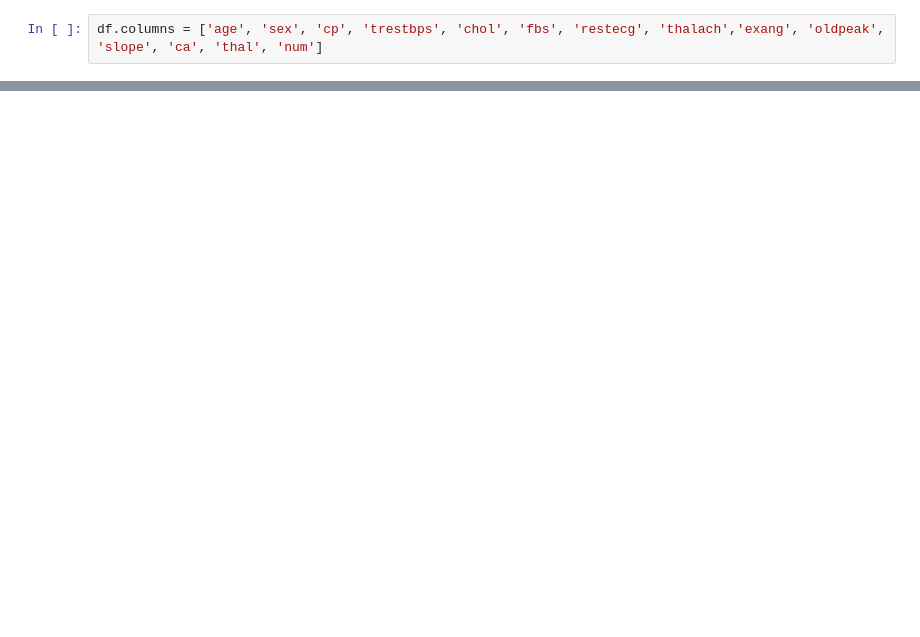
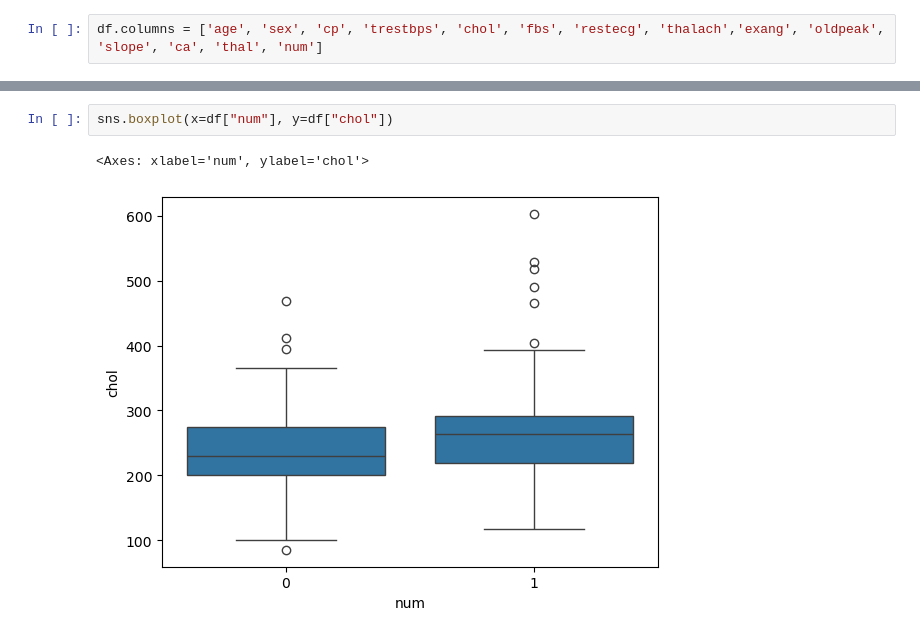
Before and after one commit to codylewis1286-spec/AI-5615-Homework, a Jupyter notebook: Homework1....ipynb, the cells around one changed output, grey strips where cells are left out. Drawn from its saved outputs; the diff is of its cells as text; blank space fills up the shorter version.

```diff
--- a/Homework1....ipynb
+++ b/Homework1....ipynb
@@ -22,0 +178,5 @@ df.dtypes
+# %%
+sns.boxplot(x=df["num"], y=df["chol"])
+# %% [output]
+<Axes: xlabel='num', ylabel='chol'>
+[figure, added]
```
Also changed, not shown: parts of 32 cells of this notebook.
